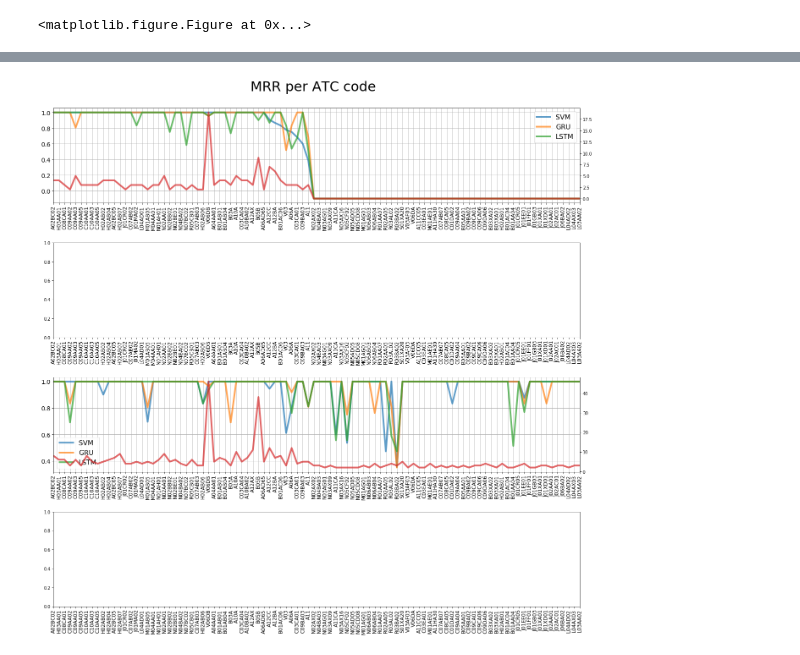
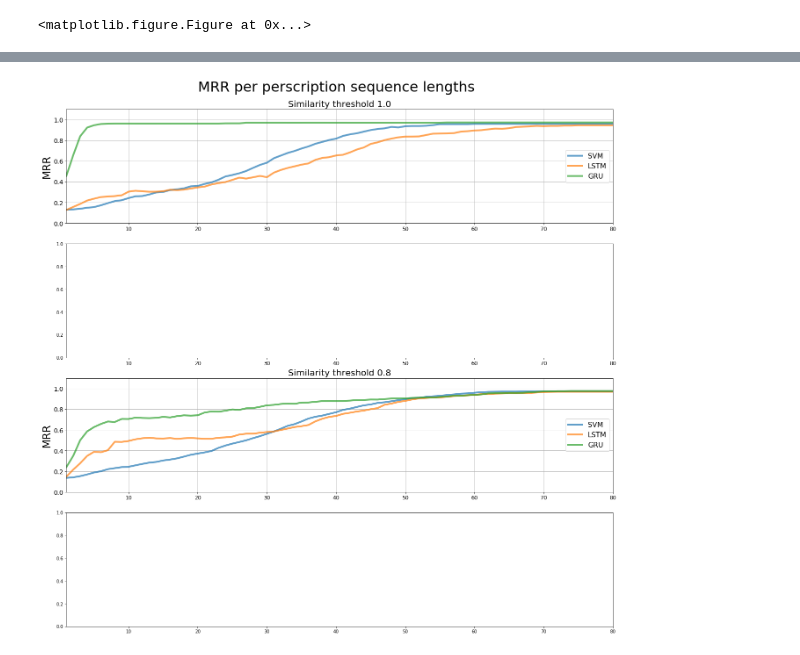
Before and after one commit to jraiskin/Automated_categorization_medication, a Jupyter notebook: plot_figures.ipynb, the cells around one changed output, grey strips where cells are left out. Cells and saved outputs as stored; diff of their text form; code cells hidden in the pictures.

Commit message:
calculate and plot MRR at different seq length

```diff
--- a/plot_figures.ipynb
+++ b/plot_figures.ipynb
@@ -1392,7 +1392,7 @@ obs_num_per_atc_code = \
      if 'rnn_svm_obs_num_per_atc_code' in fname]
 # %%
 mrr_per_atc_code = \
-    pd.DataFrame(flatten_list([load(fname) for fname in mrr_per_atc_code])).fillna(-0.1)
+    pd.DataFrame(flatten_list([load(fname) for fname in mrr_per_atc_code]))  # .fillna(-0.1)
 
 mrr_per_atc_code = \
     mrr_per_atc_code.set_index(['Similarity', 'Model type']).T
@@ -1482,4 +1417,4 @@ mrr_per_atc_code
 # %%
 mrr_per_atc_code = \
-    mrr_per_atc_code.sort_values([(1.0, 'SVM')], ascending=False)
+    mrr_per_atc_code.sort_values([(1.0, 'SVM'), (0.8, 'SVM')], ascending=False)
 # %%
@@ -1498,69 +1534,61 @@ fig, (ax1, ax2,
 
 axes = (ax1, ax2, ax3, ax4)
 
-fig.tight_layout(h_pad=9)
+fig.tight_layout(h_pad=4)  # h_pad=11
 fig.subplots_adjust(top=0.93)  # adjusting "tightness"
 
-title='MRR per ATC code'
+title='MRR per perscription sequence lengths'
 fig.suptitle(title, fontsize=32)
 
 #index mashing, to get index as xticks labels
-index_ser = np.arange(len(mrr_per_atc_code))  # arrange indices for x axis
-ax1.set_xticks(index_ser)
-ax1.set_xticklabels(mrr_per_atc_code.index.values)
+# index_ser = np.arange(len(mrr_per_atc_code))  # arrange indices for x axis
+# ax1.set_xticks(index_ser)
+# ax1.set_xticklabels(mrr_per_atc_code.index.values)
 
 alpha = 0.7
 
 # ax1, sim 1.0
-mrr_per_atc_code[1.0].plot(ax=ax1,
+mrr_per_seq_len[1.0].plot(ax=ax1,
                            alpha=alpha,
-                           secondary_y='Size of test set',
+                           title='Similarity threshold 1.0',
                            lw=4)
 
 # ax2, sim 0.8
 
+
+
 # ax3, sim 0.9
-mrr_per_atc_code[0.8].plot(ax=ax3,
+mrr_per_seq_len[0.8].plot(ax=ax3,
                            alpha=alpha,
-                           secondary_y='Size of test set',
+                           title='Similarity threshold 0.8',
                            lw=4)
 
 # ax4, sim 0.7
 
-# for axis in [ax3]:
+
 for axis in (ax1, ax3):
-# for axis in axes:
-    axis.legend(loc='best', fontsize=legend_font_size)
+# # for axis in axes:
+    # set smaller titles' font size (sim threshold titles)
+    axis.title.set_size(20)
     axis.grid(True)
-    axis.tick_params(axis='y',
+    axis.tick_params(axis='both',
                      which='major',
                      labelsize=tick_label_font_size)  # axis : {'x', 'y', 'both'}
-#     axis.set_xticks(index_ser)
-#     axis.set_xticklabels(mrr_per_atc_code.index.values,
-#                          rotation=90,
-#                          size=40)
+    axis.legend(loc='center right',
+                fontsize=legend_font_size)
+
+    axis.set_ylim(0.0, 1.1)
+
+    axis.set_ylabel('MRR',
+                    fontsize=x_axis_label_font_size-4)
 
 
-# # Set top-right text box
-# fig.text(0.13, 0.86, 'GRU feedforward\nHidden state dimension = 64\n' +\
-#          r'Learning rate = $10^{-1}$',
-#          multialignment='left',
-#          backgroundcolor='beige',
-#          ha='center',
-#          va='center',
-#          fontsize=16)
+plt.setp([a.get_xticklabels() for a in fig.axes[:-1]], visible=True, rotation=0, fontsize=12)
 
-# ax1.set_ylabel('Mean Reciprocal Rank',
-#               fontsize=x_axis_label_font_size)
-
-# plt.setp([a.set_xticklabels(mrr_per_atc_code.index.values)
-#           for a in fig.axes[:-1]], visible=True)
-plt.setp([a.get_xticklabels() for a in fig.axes[:-1]], visible=True, rotation=90, fontsize=12)
-
-
-plt.setp(plt.xticks()[1], rotation=90, fontsize=12)
+# set xticks size and rotation
+# plt.setp(plt.xticks()[1], rotation=90, fontsize=12)
 
 plt.show()
-# plt.savefig(figure_dir + 'tensorboard_compare_char_embed_one_hot.pdf', bbox_inches='tight')
+# plt.savefig(figure_dir + 'mrr_per_atc_code.pdf', bbox_inches='tight')
 # %% [output]
-[figure, old version]
+[figure, new version]
```
Also changed, not shown: parts of 8 cells of this notebook, 1 other file.
